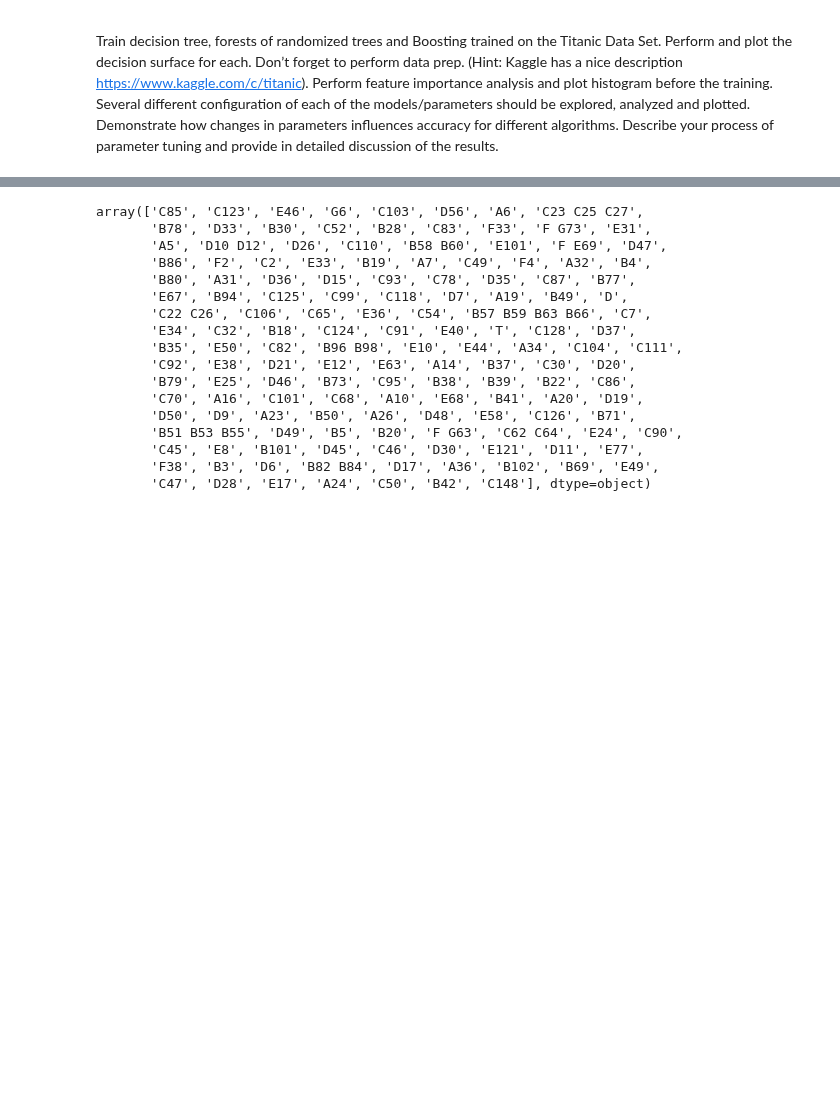
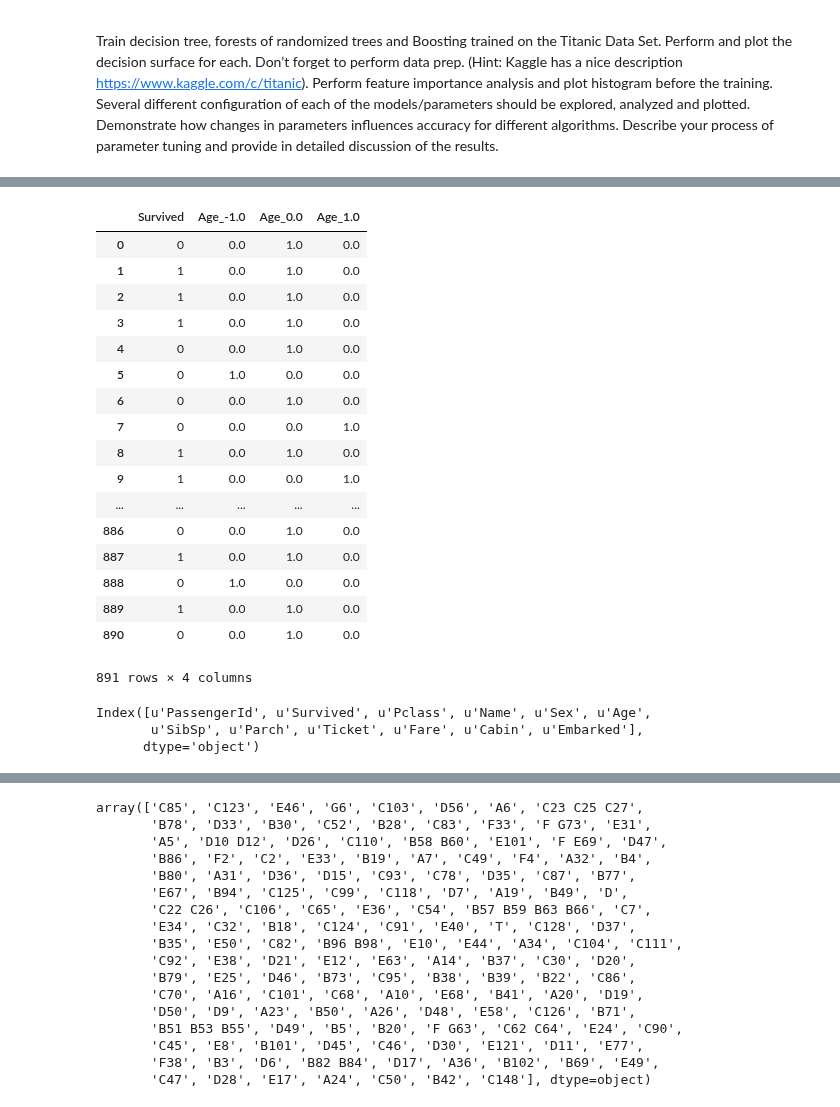
Before and after one commit to AnilKumarTeegala/DSE220_Machine_Learning, a Jupyter notebook: IPynb/3_AssignGalarnykMichael.ipynb, the cells around one changed output, grey strips where cells are left out. Drawn from its saved outputs; the diff is of its cells as text; code cells hidden in the pictures; blank space fills up the shorter version.

```diff
--- a/IPynb/3_AssignGalarnykMichael.ipynb
+++ b/IPynb/3_AssignGalarnykMichael.ipynb
@@ -34,0 +10,18 @@ Perform feature importance analysis and plot histogram before the training. Seve
+# %%
+import pandas as pd
+import numpy as np
+
+def replaceAge(floatAge):
+    if floatAge == -1:
+        return floatAge
+    elif floatAge > 15.0:
+        return 0
+    else:
+        return 1
+
+train = pd.read_csv('data/titanic/train.csv', header = 0)
+train.head()
+#train.Age.apply(lambda x:  if np.nan else x)
+train.Age = train.Age.fillna(-1)
+train.Age = train.Age.apply(lambda x: replaceAge(x))
+train.head(2)
@@ -34,0 +32,10 @@ Perform feature importance analysis and plot histogram before the training. Seve
+# %%
+Pclass = pd.get_dummies(train['Pclass'], prefix = 'Pclass')
+Sex = pd.get_dummies(train['Sex'], prefix = 'Sex')
+Age = pd.get_dummies(train['Age'], prefix = 'Age')
+try:
+    train.drop(['Pclass', 'Sex', 'PassengerId', 'Name'], axis=1, inplace=True)
+except:
+    pass
+train = pd.concat([Pclass, train, Sex, Age], axis = 1)
+train.head()
@@ -34,0 +49,10 @@ Perform feature importance analysis and plot histogram before the training. Seve
+# %%
+famSizeSeries = pd.Series(train['SibSp']) + pd.Series(train['Parch'])
+try:
+    train.drop(['SibSp', 'Parch', 'Age'], axis=1, inplace=True)
+except:
+    pass
+
+familySize = pd.DataFrame(data = famSizeSeries, columns = ['FamilySize'])
+train = pd.concat([train, familySize], axis = 1)
+train.head()
@@ -34,0 +66,21 @@ Perform feature importance analysis and plot histogram before the training. Seve
+# %%
+Age train[['Survived', 'Age_-1.0', 'Age_0.0', 'Age_1.0']]
+# %% [output]
+|  | Survived | Age_-1.0 | Age_0.0 | Age_1.0 |
+| 0 | 0 | 0.0 | 1.0 | 0.0 |
+| 1 | 1 | 0.0 | 1.0 | 0.0 |
+| 2 | 1 | 0.0 | 1.0 | 0.0 |
+| 3 | 1 | 0.0 | 1.0 | 0.0 |
+| 4 | 0 | 0.0 | 1.0 | 0.0 |
+| 5 | 0 | 1.0 | 0.0 | 0.0 |
+| 6 | 0 | 0.0 | 1.0 | 0.0 |
+| 7 | 0 | 0.0 | 0.0 | 1.0 |
+| 8 | 1 | 0.0 | 1.0 | 0.0 |
+| 9 | 1 | 0.0 | 0.0 | 1.0 |
+| ... | ... | ... | ... | ... |
+| 886 | 0 | 0.0 | 1.0 | 0.0 |
+| 887 | 1 | 0.0 | 1.0 | 0.0 |
+| 888 | 0 | 1.0 | 0.0 | 0.0 |
+| 889 | 1 | 0.0 | 1.0 | 0.0 |
+| 890 | 0 | 0.0 | 1.0 | 0.0 |
+891 rows × 4 columns
@@ -35,3 +109,9 @@ Perform feature importance analysis and plot histogram before the training. Seve
+# %%
+train.columns
+# %% [output]
+Index([u'PassengerId', u'Survived', u'Pclass', u'Name', u'Sex', u'Age',
+       u'SibSp', u'Parch', u'Ticket', u'Fare', u'Cabin', u'Embarked'],
+      dtype='object')
 # %%
 import pandas as pd
 
```
Also changed, not shown: parts of 10 cells of this notebook, 2 other files.
